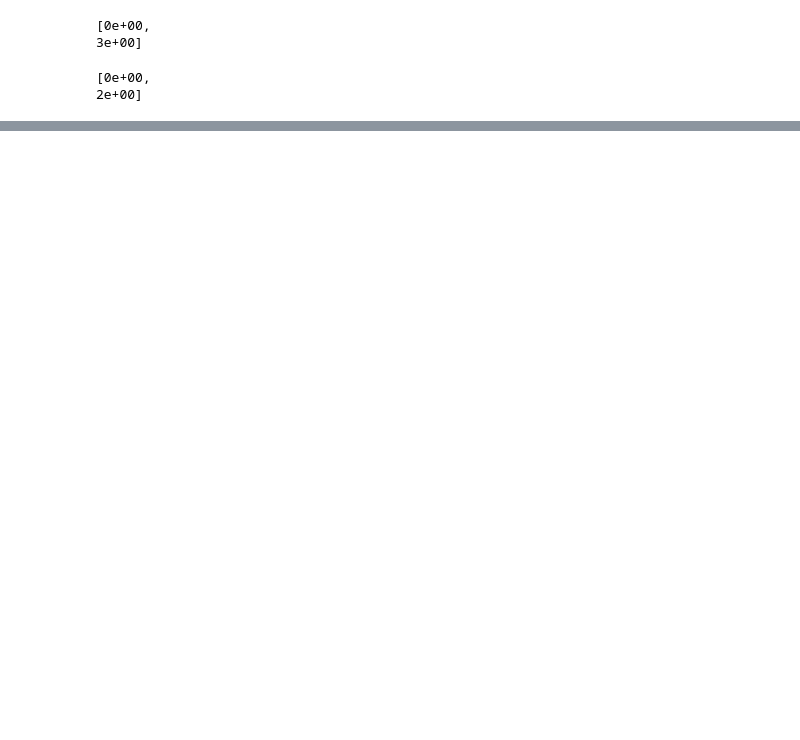
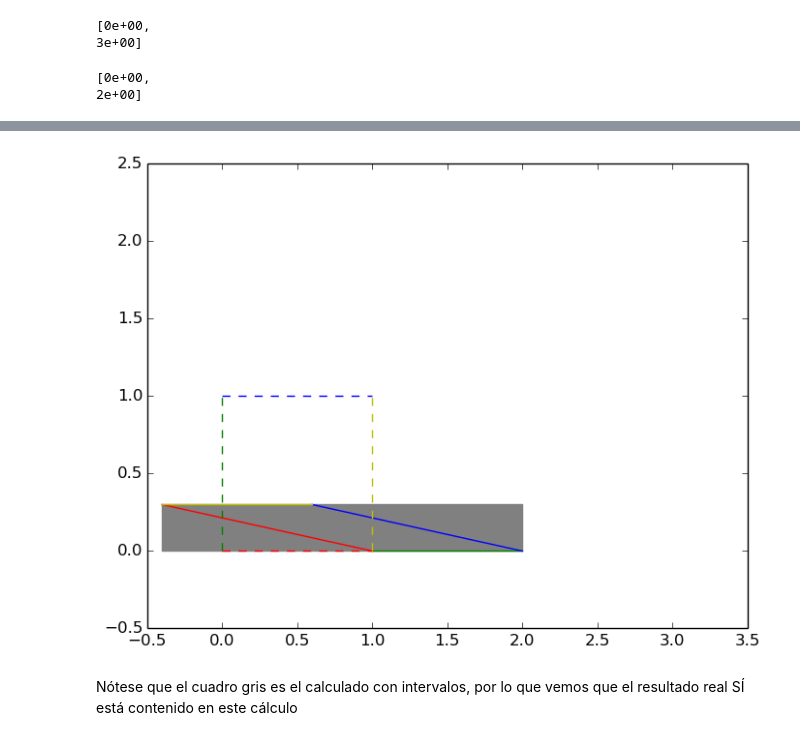
Before and after one commit to shgaeo/clase, a Jupyter notebook: ejercicios_clase/abril/Sobre_11.*_En_MetodosNumericosAvanzados.ipynb, the cells around one changed output, grey strips where cells are left out. Cells and saved outputs as stored; diff of their text form; code cells hidden in the pictures; blank space fills up the shorter version.

```diff
--- a/ejercicios_clase/abril/Sobre_11.*_En_MetodosNumericosAvanzados.ipynb
+++ b/ejercicios_clase/abril/Sobre_11.*_En_MetodosNumericosAvanzados.ipynb
@@ -312,0 +371,21 @@ transpose(mat2[1,1:2])
+# %%
+PyPlot.xlim(-0.5,3.5)
+PyPlot.ylim(-0.5,2.5);
+
+PyPlot.plot([0,0],[0,1],"--g")
+PyPlot.plot([1,2],[0,0],"-g")
+
+PyPlot.plot([0,1],[0,0],"--r")
+PyPlot.plot([1,-2//5],[0,3//10],"-r")
+
+PyPlot.plot([0,1],[1,1],"--b")
+PyPlot.plot([2,3//5],[0,3//10],"-b")
+
+PyPlot.plot([1,1],[0,1],"--y")
+PyPlot.plot([-2//5,3//5],[3//10,3//10],"-y")
+
+PyPlot.fill_between([-0.4,2],0,0.3,color="gray");
+# %% [output]
+[figure, added]
+# %% [markdown]
+Nótese que el cuadro gris es el calculado con intervalos, por lo que vemos que el resultado real SÍ está contenido en este cálculo
```
Also changed, not shown: parts of 21 cells of this notebook.
